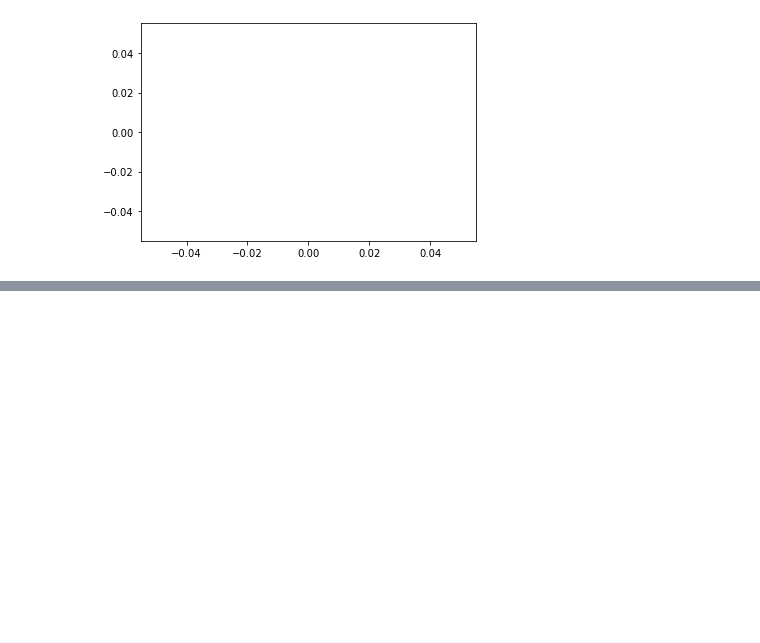
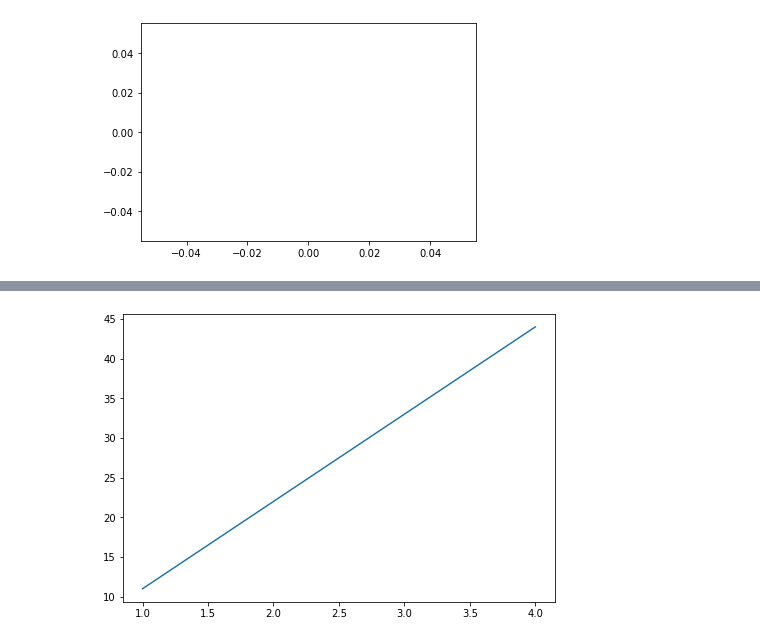
Before and after one commit to IanSeng/MachineLearning, a Jupyter notebook: ml-course/learn-matplotlib/introduction-to-matplotlib.ipynb, the cells around one changed output, grey strips where cells are left out. Drawn from its saved outputs; the diff is of its cells as text; code cells hidden in the pictures; blank space fills up the shorter version.

```diff
--- a/ml-course/learn-matplotlib/introduction-to-matplotlib.ipynb
+++ b/ml-course/learn-matplotlib/introduction-to-matplotlib.ipynb
@@ -19,0 +42,8 @@ plt.plot();
+# %%
+# 2nd method
+fig = plt.figure() # creates a figure
+ax = fig.add_axes([1, 1, 1, 1])
+ax.plot(x, y) # add some data
+plt.show()
+# %% [output]
+[figure, added]
```
Also changed, not shown: parts of 5 cells of this notebook.
